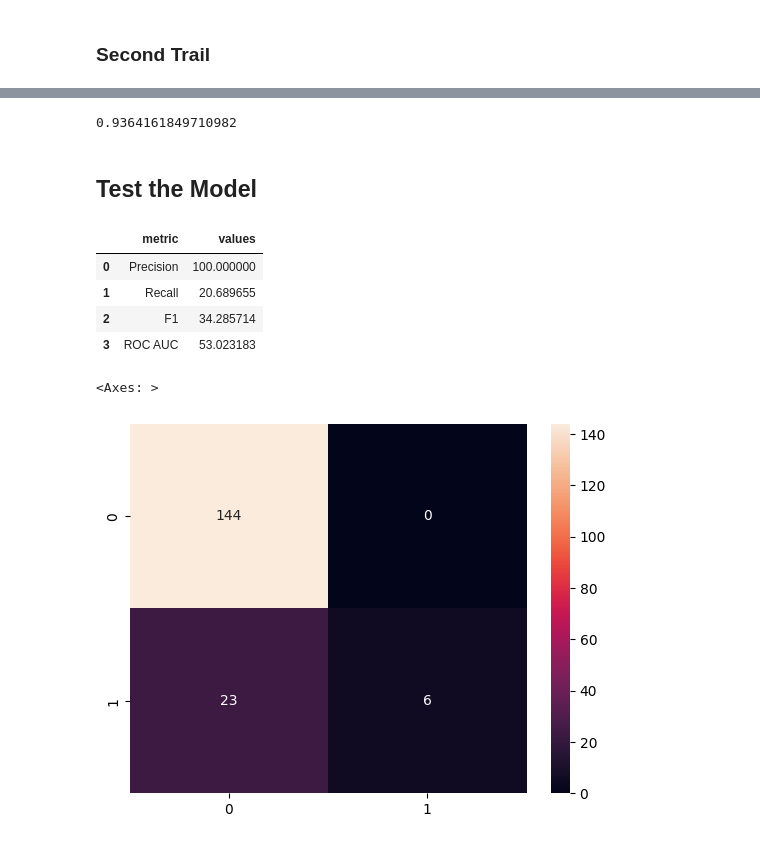
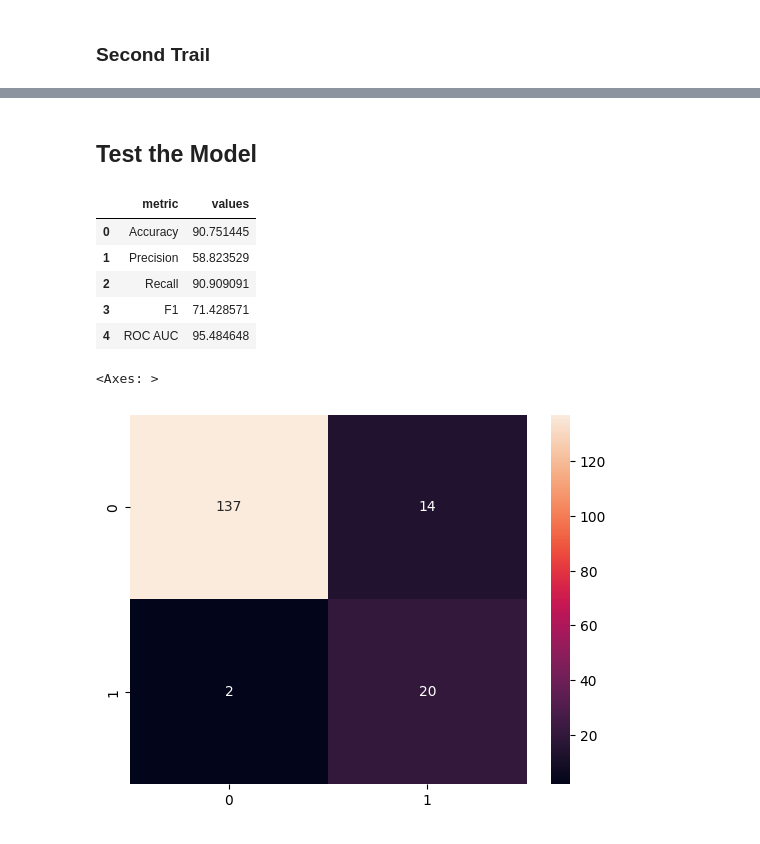
Before and after one commit to balbal1/Machine-Learning-Models, a Jupyter notebook: Machine_Learning_Project.ipynb, the cells around one changed output, grey strips where cells are left out. Drawn from its saved outputs; the diff is of its cells as text; code cells hidden in the pictures.

Commit message:
finish first three models

```diff
--- a/Machine_Learning_Project.ipynb
+++ b/Machine_Learning_Project.ipynb
@@ -166,0 +286,6 @@ LogisticRegression()
+# %%
+from sklearn.naive_bayes import GaussianNB
+
+# Fit the model
+bayes_clf = GaussianNB()
+bayes_clf.fit(X_train, y_train)
@@ -190,11 +316,13 @@ regr.score(X_validate_minmax, y_validate)
 # %% [markdown]
 ### Second Trail
-# %%
-regr.class_weight = 'balanced'
-regr.fit(X_train_minmax, y_train)
-
-y_validate_pred = regr.predict(X_validate_minmax)
-y_validate_prob = regr.predict_proba(X_validate_minmax)[:, 1]
+# %%
+# change variance smoothing and fit the model again
+bayes_clf.var_smoothing = 1e-5
+bayes_clf.fit(X_train, y_train)
+
+# Calculate the predicted result
+y_validate_pred = bayes_clf.predict(X_validate)
+y_validate_prob = bayes_clf.predict_proba(X_validate)[:, 1]
 # %%
 # Compute test metrics
 get_metrics(y_validate, y_validate_pred, y_validate_prob)
@@ -207,31 +336,27 @@ get_metrics(y_validate, y_validate_pred, y_validate_prob)
-# %%
-regr.score(X_validate_minmax, y_validate)
-# %% [output]
-0.9364161849710982
 # %% [markdown]
 ## Test the Model
 # %%
 # Calculate the predicted result
-X_test_minmax = min_max_scaler.fit_transform(X_test)
-
-y_test_pred = regr.predict(X_test_minmax)
-y_test_prob = regr.predict_proba(X_test_minmax)[:, 1]
+y_test_pred = bayes_clf.predict(X_test)
+y_test_prob = bayes_clf.predict_proba(X_test)[:, 1]
 # %%
 # Compute test metrics
-get_metrics(y_test, y_test_pred, y_test_prob)
+bayes_metrics = get_metrics(y_test, y_test_pred, y_test_prob)
+bayes_metrics
 # %% [output]
 |  | metric | values |
-| 0 | Precision | 100.000000 |
-| 1 | Recall | 20.689655 |
-| 2 | F1 | 34.285714 |
-| 3 | ROC AUC | 53.023183 |
+| 0 | Accuracy | 90.751445 |
+| 1 | Precision | 58.823529 |
+| 2 | Recall | 90.909091 |
+| 3 | F1 | 71.428571 |
+| 4 | ROC AUC | 95.484648 |
 # %%
 # Compute the confusion matrix
-conf_matrix = confusion_matrix(y_test, y_test_pred)
-sns.heatmap(conf_matrix, annot=True, fmt='.0f')
+conf_matrix_test = confusion_matrix(y_test, y_test_pred)
+sns.heatmap(conf_matrix_test, annot=True, fmt='.0f')
 # %% [output]
 <Axes: >
-[figure, old version]
+[figure, new version]
 # %%
 draw_roc(y_test, y_test_prob)
 # %% [output]
```
Also changed, not shown: parts of 54 cells of this notebook.
